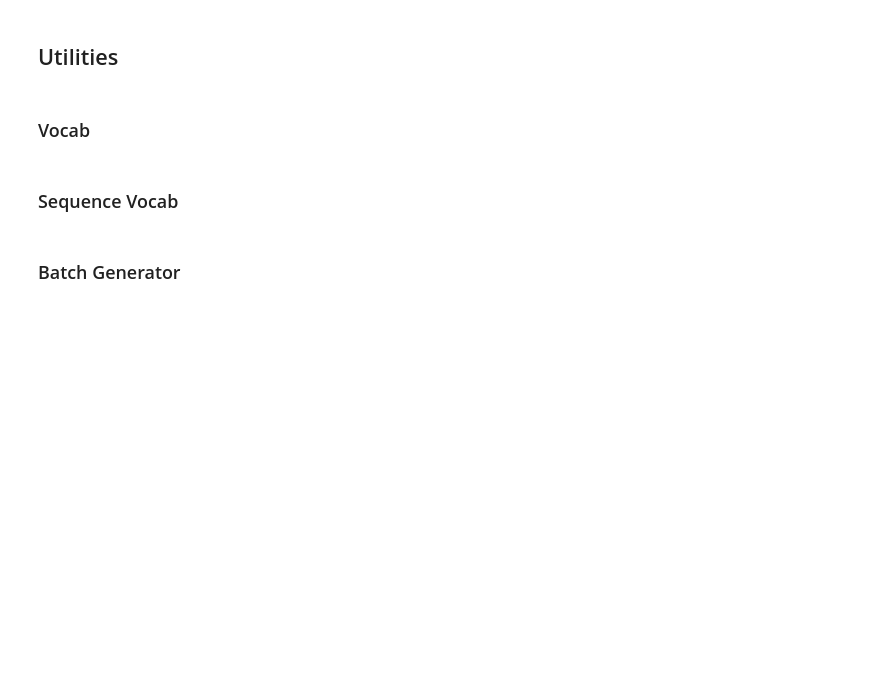
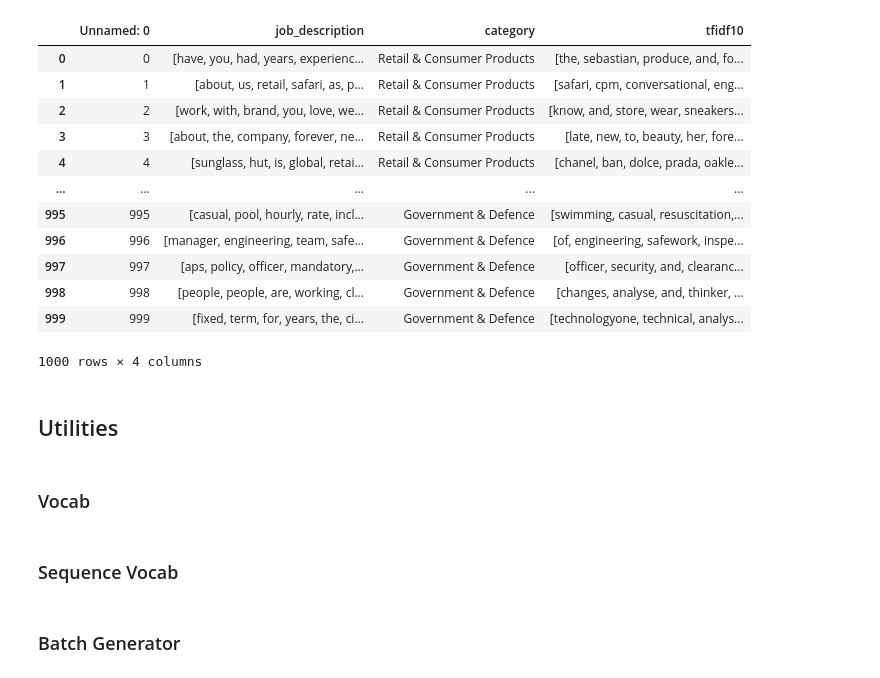
Before and after one commit to MouseAndKeyboard/LanguageModels, a Jupyter notebook: experiments.ipynb, the cells around one changed output. Drawn from its saved outputs; the diff is of its cells as text; code cells hidden in the pictures; blank space fills up the shorter version.

```diff
--- a/experiments.ipynb
+++ b/experiments.ipynb
@@ -60,8 +60,22 @@ def load_data(name, send_computer_to_hell=True):
        pythonise(d)
     return df, train, test, val
 # %%
-#df, train, test,val = load_data("task2", send_computer_to_hell=False)
-#df
+df, train, test,val = load_data("task2", send_computer_to_hell=False)
+df
+# %% [output]
+|  | Unnamed: 0 | job_description | category | tfidf10 |
+| 0 | 0 | [have, you, had, years, experienc... | Retail & Consumer Products | [the, sebastian, produce, and, fo... |
+| 1 | 1 | [about, us, retail, safari, as, p... | Retail & Consumer Products | [safari, cpm, conversational, eng... |
+| 2 | 2 | [work, with, brand, you, love, we... | Retail & Consumer Products | [know, and, store, wear, sneakers... |
+| 3 | 3 | [about, the, company, forever, ne... | Retail & Consumer Products | [late, new, to, beauty, her, fore... |
+| 4 | 4 | [sunglass, hut, is, global, retai... | Retail & Consumer Products | [chanel, ban, dolce, prada, oakle... |
+| ... | ... | ... | ... | ... |
+| 995 | 995 | [casual, pool, hourly, rate, incl... | Government & Defence | [swimming, casual, resuscitation,... |
+| 996 | 996 | [manager, engineering, team, safe... | Government & Defence | [of, engineering, safework, inspe... |
+| 997 | 997 | [aps, policy, officer, mandatory,... | Government & Defence | [officer, security, and, clearanc... |
+| 998 | 998 | [people, people, are, working, cl... | Government & Defence | [changes, analyse, and, thinker, ... |
+| 999 | 999 | [fixed, term, for, years, the, ci... | Government & Defence | [technologyone, technical, analys... |
+1000 rows × 4 columns
 # %% [markdown]
 ## Utilities
 # %% [markdown]
```
Also changed, not shown: parts of 13 cells of this notebook.
